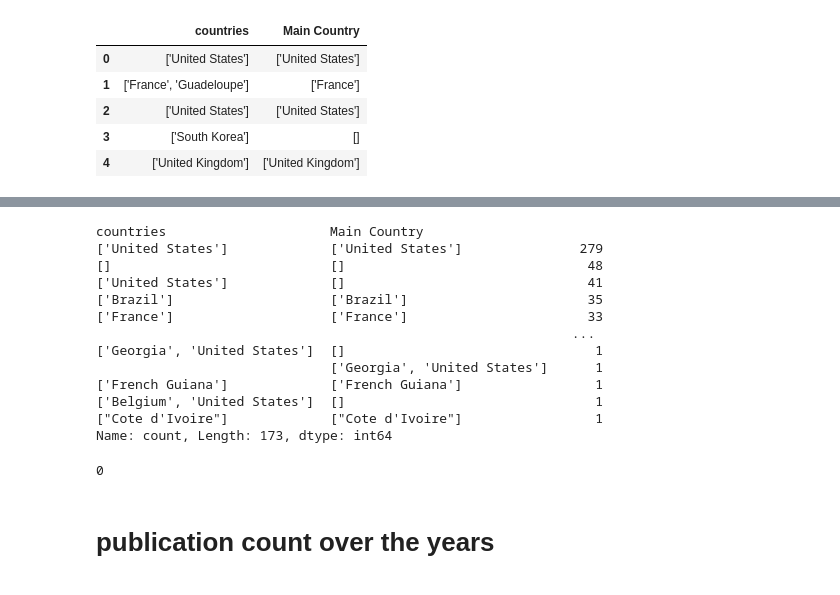
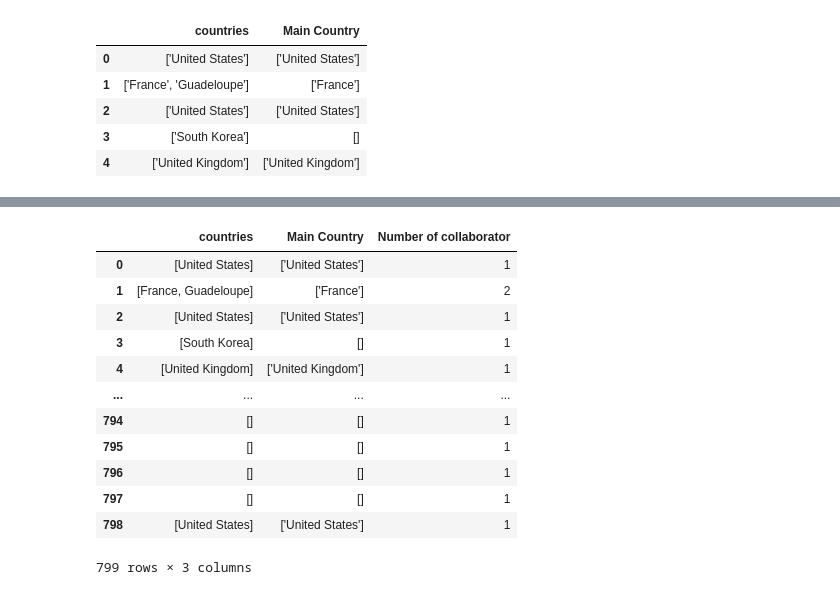
Before and after one commit to msherrif04/OphthoViz, a Jupyter notebook: notebooks/data_wrangling_02.ipynb, the cells around one changed output, grey strips where cells are left out. Cells and saved outputs as stored; diff of their text form; code cells hidden in the pictures.

```diff
--- a/notebooks/data_wrangling_02.ipynb
+++ b/notebooks/data_wrangling_02.ipynb
@@ -139,3 +143,13 @@ country_df.head()
 | 2 | ['United States'] | ['United States'] |
 | 3 | ['South Korea'] | [] |
 | 4 | ['United Kingdom'] | ['United Kingdom'] |
+# %%
+#replace empty countries with main country entry if available
+for index, row in country_df.iterrows():
+    if row[0]=='[]' and row[1] != '[]':
+        row[0] = row[1]
+# %%
+#adding a number of collaborating countries column the number of countries = collaborators and assuming atleast collaborator per paper
+#convert the countries from str in to list
+country_df['countries'] = country_df['countries'].str.replace("[",'').str.replace("]",'').str.replace("'",'')
+country_df.head()
@@ -141,0 +168,6 @@ country_df.head()
+# %%
+#split the countries on , into a list of countries
+country_df['countries'] = country_df['countries'].str.split(',')
+country_df.tail()
+#rows with no funding
+# funding_df[funding_df['Funding Details'].str.len() == 0]
@@ -141,0 +186,2 @@ country_df.head()
+# %%
+country_df['Number of collaborator'] = country_df['countries'].apply(lambda row: len(row))
@@ -142,27 +194,16 @@ country_df.head()
 # %%
-country_df.value_counts()
+country_df
 # %% [output]
+|  | countries | Main Country | Number of collaborator |
+| 0 | [United States] | ['United States'] | 1 |
+| 1 | [France, Guadeloupe] | ['France'] | 2 |
+| 2 | [United States] | ['United States'] | 1 |
+| 3 | [South Korea] | [] | 1 |
+| 4 | [United Kingdom] | ['United Kingdom'] | 1 |
+| ... | ... | ... | ... |
+| 794 | [] | [] | 1 |
+| 795 | [] | [] | 1 |
+| 796 | [] | [] | 1 |
+| 797 | [] | [] | 1 |
+| 798 | [United States] | ['United States'] | 1 |
-countries                     Main Country
-['United States']             ['United States']               279
-[]                            []                               48
-['United States']             []                               41
-['Brazil']                    ['Brazil']                       35
-['France']                    ['France']                       33
-                                                             ...
-['Georgia', 'United States']  []                                1
-                              ['Georgia', 'United States']      1
-['French Guiana']             ['French Guiana']                 1
-['Belgium', 'United States']  []                                1
-["Cote d'Ivoire"]             ["Cote d'Ivoire"]                 1
-Name: count, Length: 173, dtype: int64
+799 rows × 3 columns
-# %%
-#number of empty funding details
-print(len([i for i in country_df['Main Country'] if len(i) == 0])
-)
-
-#rows with no funding
-# funding_df[funding_df['Funding Details'].str.len() == 0]
-# %% [output]
-0
-# %% [markdown]
-# publication count over the years
```
Also changed, not shown: parts of 16 cells of this notebook, 9 other files.
